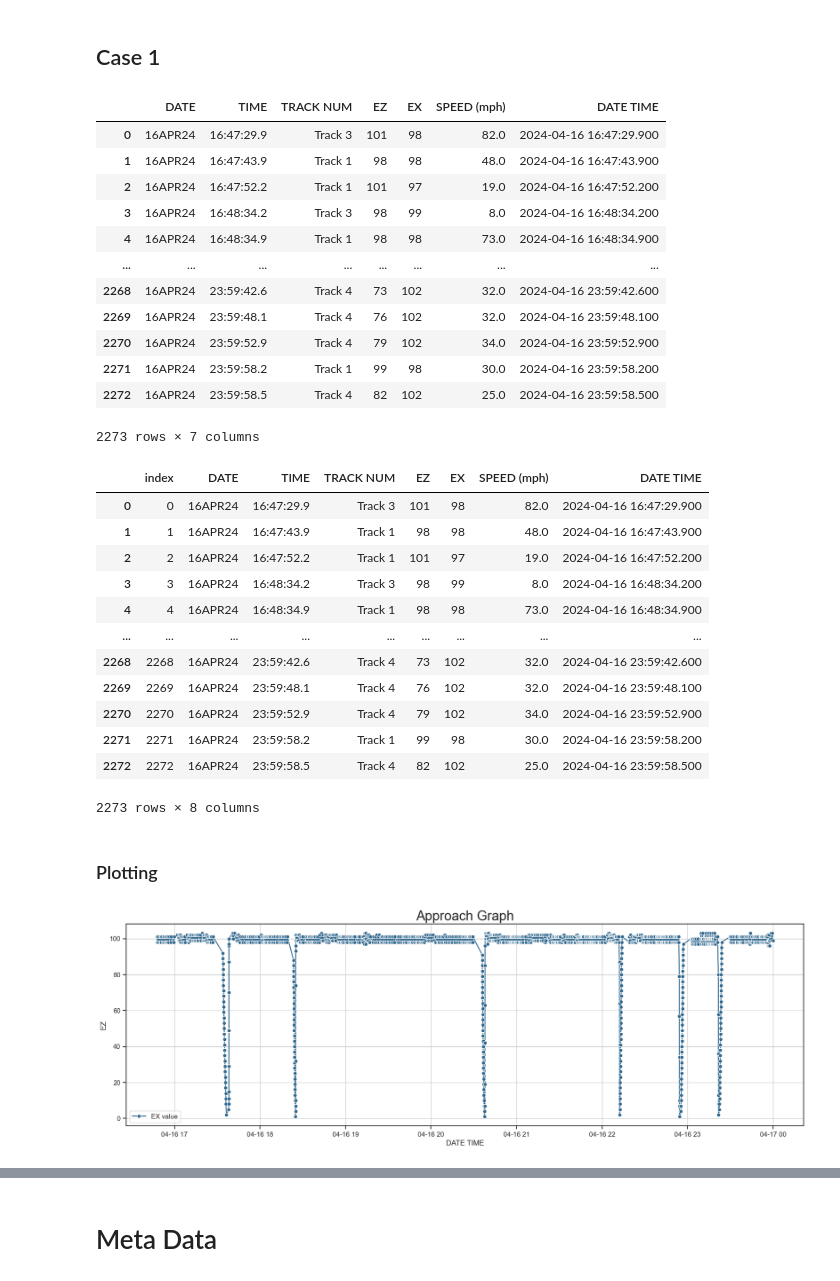
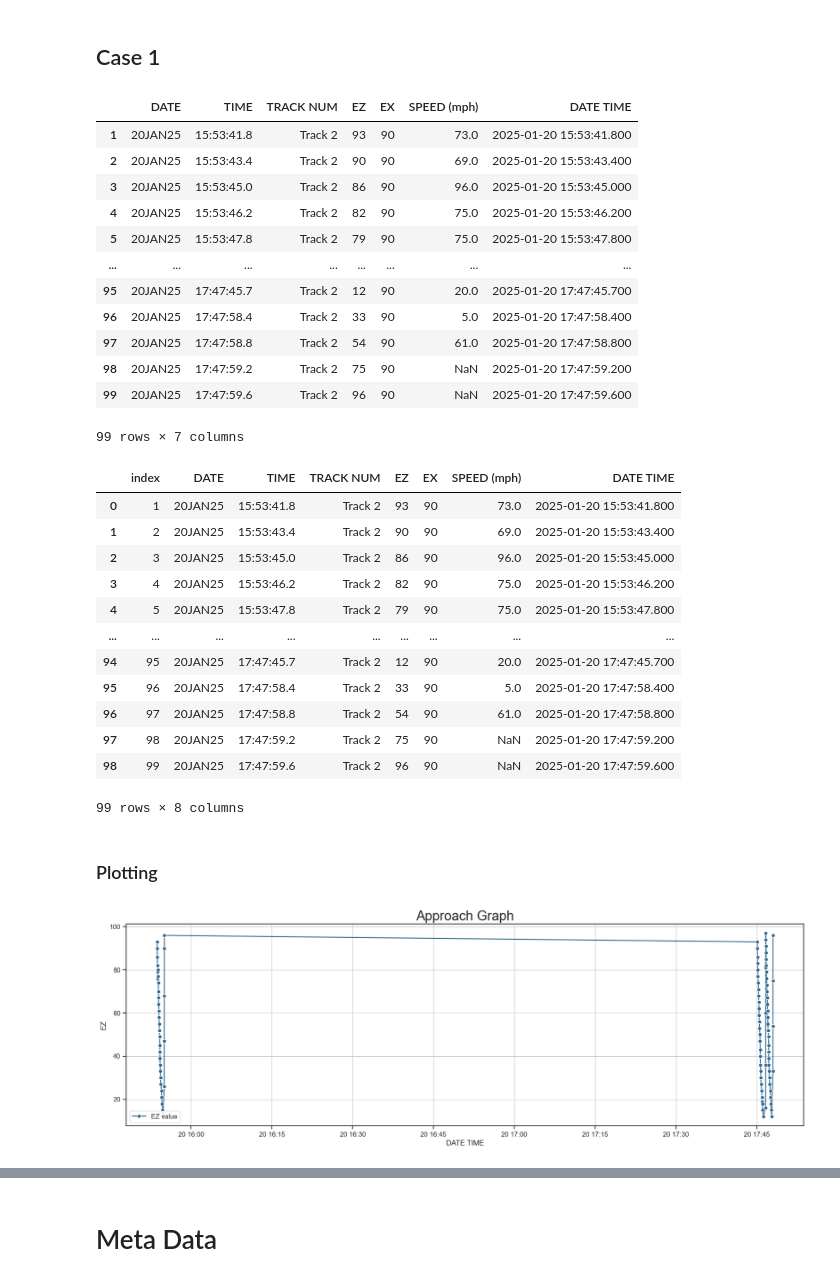
Before and after one commit to David-L-Roberts/GCP_Log_Parser, a Jupyter notebook: test_002.ipynb, the cells around one changed output, grey strips where cells are left out. Cells and saved outputs as stored; diff of their text form; code cells hidden in the pictures.

```diff
--- a/test_002.ipynb
+++ b/test_002.ipynb
@@ -33,37 +35,37 @@ array(['16APR24', '17APR24'], dtype=object)
 # %%
-df_data = df[df["DATE"] == dates_list[0]]
+df_data = df[df["DATE"] == dates_list[1]]
 df_data
 # %% [output]
 |  | DATE | TIME | TRACK NUM | EZ | EX | SPEED (mph) | DATE TIME |
-| 0 | 16APR24 | 16:47:29.9 | Track 3 | 101 | 98 | 82.0 | 2024-04-16 16:47:29.900 |
-| 1 | 16APR24 | 16:47:43.9 | Track 1 | 98 | 98 | 48.0 | 2024-04-16 16:47:43.900 |
-| 2 | 16APR24 | 16:47:52.2 | Track 1 | 101 | 97 | 19.0 | 2024-04-16 16:47:52.200 |
-| 3 | 16APR24 | 16:48:34.2 | Track 3 | 98 | 99 | 8.0 | 2024-04-16 16:48:34.200 |
-| 4 | 16APR24 | 16:48:34.9 | Track 1 | 98 | 98 | 73.0 | 2024-04-16 16:48:34.900 |
+| 1 | 20JAN25 | 15:53:41.8 | Track 2 | 93 | 90 | 73.0 | 2025-01-20 15:53:41.800 |
+| 2 | 20JAN25 | 15:53:43.4 | Track 2 | 90 | 90 | 69.0 | 2025-01-20 15:53:43.400 |
+| 3 | 20JAN25 | 15:53:45.0 | Track 2 | 86 | 90 | 96.0 | 2025-01-20 15:53:45.000 |
+| 4 | 20JAN25 | 15:53:46.2 | Track 2 | 82 | 90 | 75.0 | 2025-01-20 15:53:46.200 |
+| 5 | 20JAN25 | 15:53:47.8 | Track 2 | 79 | 90 | 75.0 | 2025-01-20 15:53:47.800 |
 | ... | ... | ... | ... | ... | ... | ... | ... |
-| 2268 | 16APR24 | 23:59:42.6 | Track 4 | 73 | 102 | 32.0 | 2024-04-16 23:59:42.600 |
-| 2269 | 16APR24 | 23:59:48.1 | Track 4 | 76 | 102 | 32.0 | 2024-04-16 23:59:48.100 |
-| 2270 | 16APR24 | 23:59:52.9 | Track 4 | 79 | 102 | 34.0 | 2024-04-16 23:59:52.900 |
-| 2271 | 16APR24 | 23:59:58.2 | Track 1 | 99 | 98 | 30.0 | 2024-04-16 23:59:58.200 |
-| 2272 | 16APR24 | 23:59:58.5 | Track 4 | 82 | 102 | 25.0 | 2024-04-16 23:59:58.500 |
+| 95 | 20JAN25 | 17:47:45.7 | Track 2 | 12 | 90 | 20.0 | 2025-01-20 17:47:45.700 |
+| 96 | 20JAN25 | 17:47:58.4 | Track 2 | 33 | 90 | 5.0 | 2025-01-20 17:47:58.400 |
+| 97 | 20JAN25 | 17:47:58.8 | Track 2 | 54 | 90 | 61.0 | 2025-01-20 17:47:58.800 |
+| 98 | 20JAN25 | 17:47:59.2 | Track 2 | 75 | 90 | NaN | 2025-01-20 17:47:59.200 |
+| 99 | 20JAN25 | 17:47:59.6 | Track 2 | 96 | 90 | NaN | 2025-01-20 17:47:59.600 |
-2273 rows × 7 columns
+99 rows × 7 columns
 # %%
 df_data = df_data.reset_index()
 df_data
 # %% [output]
 |  | index | DATE | TIME | TRACK NUM | EZ | EX | SPEED (mph) | DATE TIME |
-| 0 | 0 | 16APR24 | 16:47:29.9 | Track 3 | 101 | 98 | 82.0 | 2024-04-16 16:47:29.900 |
-| 1 | 1 | 16APR24 | 16:47:43.9 | Track 1 | 98 | 98 | 48.0 | 2024-04-16 16:47:43.900 |
-| 2 | 2 | 16APR24 | 16:47:52.2 | Track 1 | 101 | 97 | 19.0 | 2024-04-16 16:47:52.200 |
-| 3 | 3 | 16APR24 | 16:48:34.2 | Track 3 | 98 | 99 | 8.0 | 2024-04-16 16:48:34.200 |
-| 4 | 4 | 16APR24 | 16:48:34.9 | Track 1 | 98 | 98 | 73.0 | 2024-04-16 16:48:34.900 |
+| 0 | 1 | 20JAN25 | 15:53:41.8 | Track 2 | 93 | 90 | 73.0 | 2025-01-20 15:53:41.800 |
+| 1 | 2 | 20JAN25 | 15:53:43.4 | Track 2 | 90 | 90 | 69.0 | 2025-01-20 15:53:43.400 |
+| 2 | 3 | 20JAN25 | 15:53:45.0 | Track 2 | 86 | 90 | 96.0 | 2025-01-20 15:53:45.000 |
+| 3 | 4 | 20JAN25 | 15:53:46.2 | Track 2 | 82 | 90 | 75.0 | 2025-01-20 15:53:46.200 |
+| 4 | 5 | 20JAN25 | 15:53:47.8 | Track 2 | 79 | 90 | 75.0 | 2025-01-20 15:53:47.800 |
 | ... | ... | ... | ... | ... | ... | ... | ... | ... |
-| 2268 | 2268 | 16APR24 | 23:59:42.6 | Track 4 | 73 | 102 | 32.0 | 2024-04-16 23:59:42.600 |
-| 2269 | 2269 | 16APR24 | 23:59:48.1 | Track 4 | 76 | 102 | 32.0 | 2024-04-16 23:59:48.100 |
-| 2270 | 2270 | 16APR24 | 23:59:52.9 | Track 4 | 79 | 102 | 34.0 | 2024-04-16 23:59:52.900 |
-| 2271 | 2271 | 16APR24 | 23:59:58.2 | Track 1 | 99 | 98 | 30.0 | 2024-04-16 23:59:58.200 |
-| 2272 | 2272 | 16APR24 | 23:59:58.5 | Track 4 | 82 | 102 | 25.0 | 2024-04-16 23:59:58.500 |
+| 94 | 95 | 20JAN25 | 17:47:45.7 | Track 2 | 12 | 90 | 20.0 | 2025-01-20 17:47:45.700 |
+| 95 | 96 | 20JAN25 | 17:47:58.4 | Track 2 | 33 | 90 | 5.0 | 2025-01-20 17:47:58.400 |
+| 96 | 97 | 20JAN25 | 17:47:58.8 | Track 2 | 54 | 90 | 61.0 | 2025-01-20 17:47:58.800 |
+| 97 | 98 | 20JAN25 | 17:47:59.2 | Track 2 | 75 | 90 | NaN | 2025-01-20 17:47:59.200 |
+| 98 | 99 | 20JAN25 | 17:47:59.6 | Track 2 | 96 | 90 | NaN | 2025-01-20 17:47:59.600 |
-2273 rows × 8 columns
+99 rows × 8 columns
 # %% [markdown]
 ### Plotting
 # %%
@@ -120,12 +122,12 @@ def plotApproachGraph(df_plot: pd.DataFrame, exclude_Speed: bool=False):
     plt.show()
 # %%
 df_plot = df_data
-df_plot = df_plot[df_plot['TRACK NUM'] == "Track 1"]
+df_plot = df_plot[df_plot['TRACK NUM'] == "Track 2"]
 # df_plot = df_plot[df_plot['DATE TIME'] < pd.Timestamp("2024-04-16 17:45:0")]
 # df_plot = df_plot[df_plot['DATE TIME'] > pd.Timestamp("2024-04-16 17:25:0")]
 
 plotApproachGraph(df_plot, exclude_Speed=True)
 # %% [output]
-[figure, old version]
+[figure, new version]
 # %%
 df_plot = df_data
```
Also changed, not shown: parts of 8 cells of this notebook, 1 other file.
